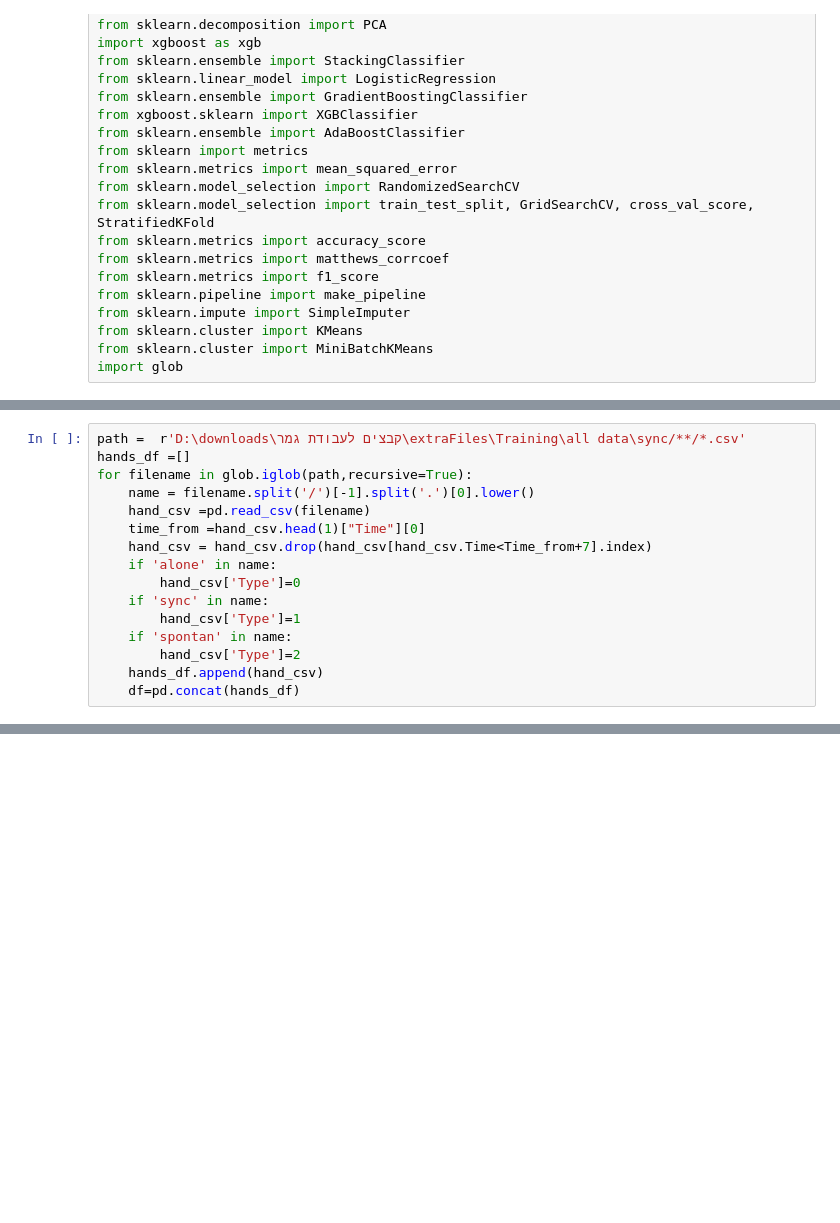
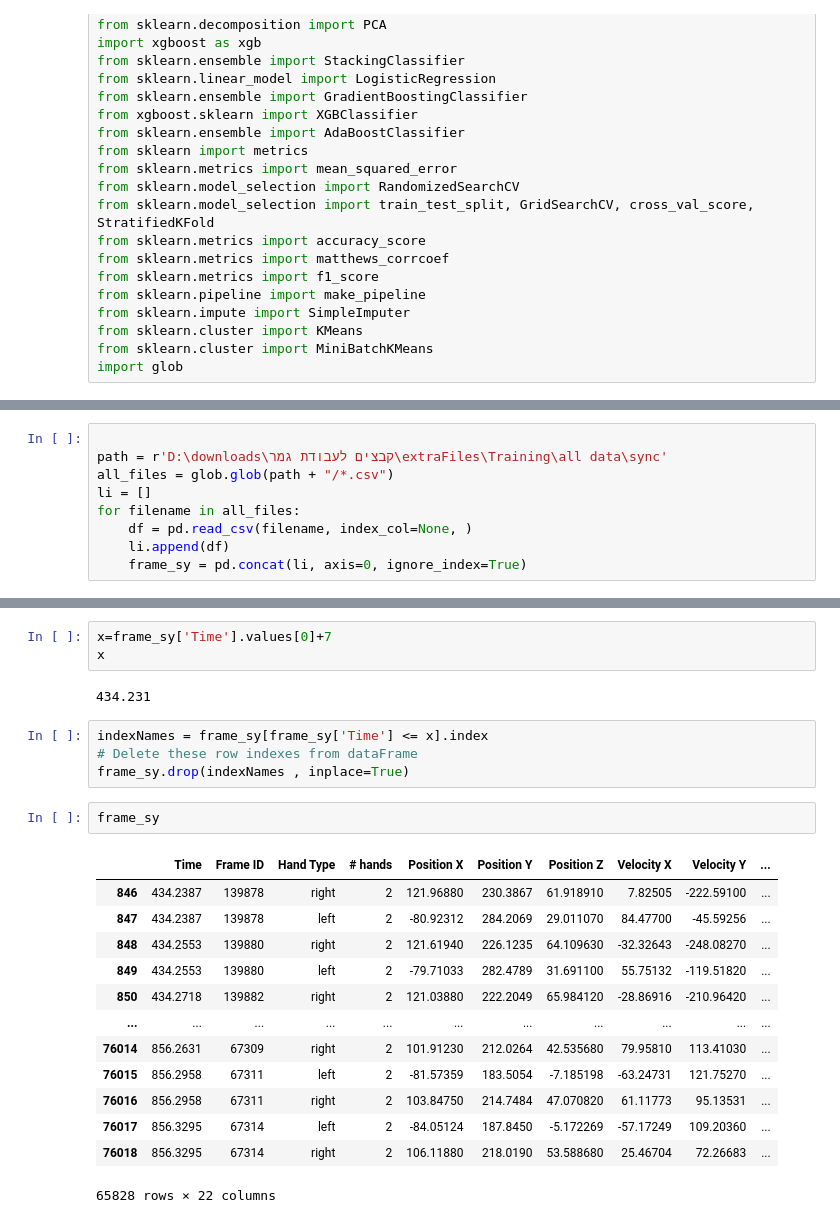
Before and after one commit to kuty007/final-porj-semB, a Jupyter notebook: Hands.ipynb, the cells around one changed output, grey strips where cells are left out. Saved outputs shown, nothing was run; the diff lists cells and outputs as text; blank space fills up the shorter version.

```diff
--- a/Hands.ipynb
+++ b/Hands.ipynb
@@ -54,16 +37,0 @@ for filename in glob.iglob(path,recursive=True):
-# %%
-path =  r'D:\downloads\קבצים לעבודת גמר\extraFiles\Training\all data\sync/**/*.csv'
-hands_df =[]
-for filename in glob.iglob(path,recursive=True):
-    name = filename.split('/')[-1].split('.')[0].lower()
-    hand_csv =pd.read_csv(filename)
-    time_from =hand_csv.head(1)["Time"][0]
-    hand_csv = hand_csv.drop(hand_csv[hand_csv.Time<Time_from+7].index)
-    if 'alone' in name:
-        hand_csv['Type']=0
-    if 'sync' in name:
-        hand_csv['Type']=1
-    if 'spontan' in name:
-        hand_csv['Type']=2
-    hands_df.append(hand_csv)
-    df=pd.concat(hands_df)
@@ -86,0 +40,9 @@ df
+# %%
+
+path = r'D:\downloads\קבצים לעבודת גמר\extraFiles\Training\all data\sync'
+all_files = glob.glob(path + "/*.csv")
+li = []
+for filename in all_files:
+    df = pd.read_csv(filename, index_col=None, )
+    li.append(df)
+    frame_sy = pd.concat(li, axis=0, ignore_index=True)
@@ -87 +57,26 @@ df
+# %%
+x=frame_sy['Time'].values[0]+7
+x
+# %% [output]
+434.231
+# %%
+indexNames = frame_sy[frame_sy['Time'] <= x].index
+# Delete these row indexes from dataFrame
+frame_sy.drop(indexNames , inplace=True)
+# %%
+frame_sy
+# %% [output]
+|  | Time | Frame ID | Hand Type | # hands | Position X | Position Y | Position Z | Velocity X | Velocity Y | ... |
+| 846 | 434.2387 | 139878 | right | 2 | 121.96880 | 230.3867 | 61.918910 | 7.82505 | -222.59100 | ... |
+| 847 | 434.2387 | 139878 | left | 2 | -80.92312 | 284.2069 | 29.011070 | 84.47700 | -45.59256 | ... |
+| 848 | 434.2553 | 139880 | right | 2 | 121.61940 | 226.1235 | 64.109630 | -32.32643 | -248.08270 | ... |
+| 849 | 434.2553 | 139880 | left | 2 | -79.71033 | 282.4789 | 31.691100 | 55.75132 | -119.51820 | ... |
+| 850 | 434.2718 | 139882 | right | 2 | 121.03880 | 222.2049 | 65.984120 | -28.86916 | -210.96420 | ... |
+| ... | ... | ... | ... | ... | ... | ... | ... | ... | ... | ... |
+| 76014 | 856.2631 | 67309 | right | 2 | 101.91230 | 212.0264 | 42.535680 | 79.95810 | 113.41030 | ... |
+| 76015 | 856.2958 | 67311 | left | 2 | -81.57359 | 183.5054 | -7.185198 | -63.24731 | 121.75270 | ... |
+| 76016 | 856.2958 | 67311 | right | 2 | 103.84750 | 214.7484 | 47.070820 | 61.11773 | 95.13531 | ... |
+| 76017 | 856.3295 | 67314 | left | 2 | -84.05124 | 187.8450 | -5.172269 | -57.17249 | 109.20360 | ... |
+| 76018 | 856.3295 | 67314 | right | 2 | 106.11880 | 218.0190 | 53.588680 | 25.46704 | 72.26683 | ... |
+65828 rows × 22 columns
 # %%
```
Also changed, not shown: parts of 42 cells of this notebook, 1 other file.
